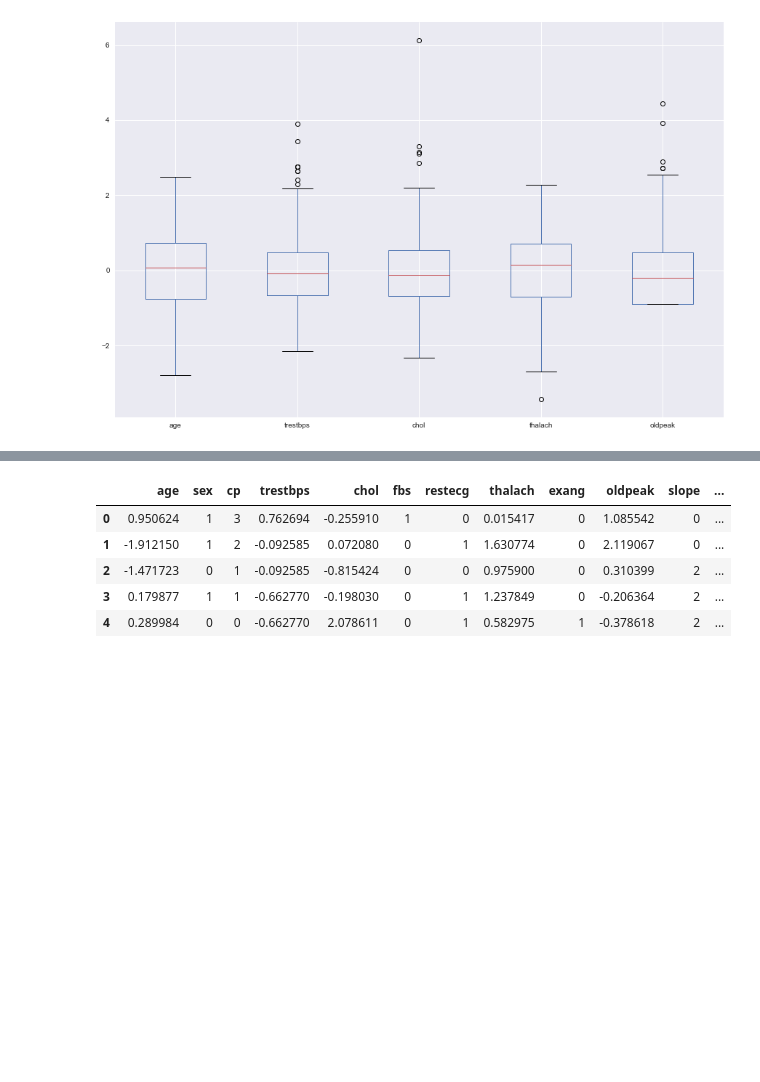
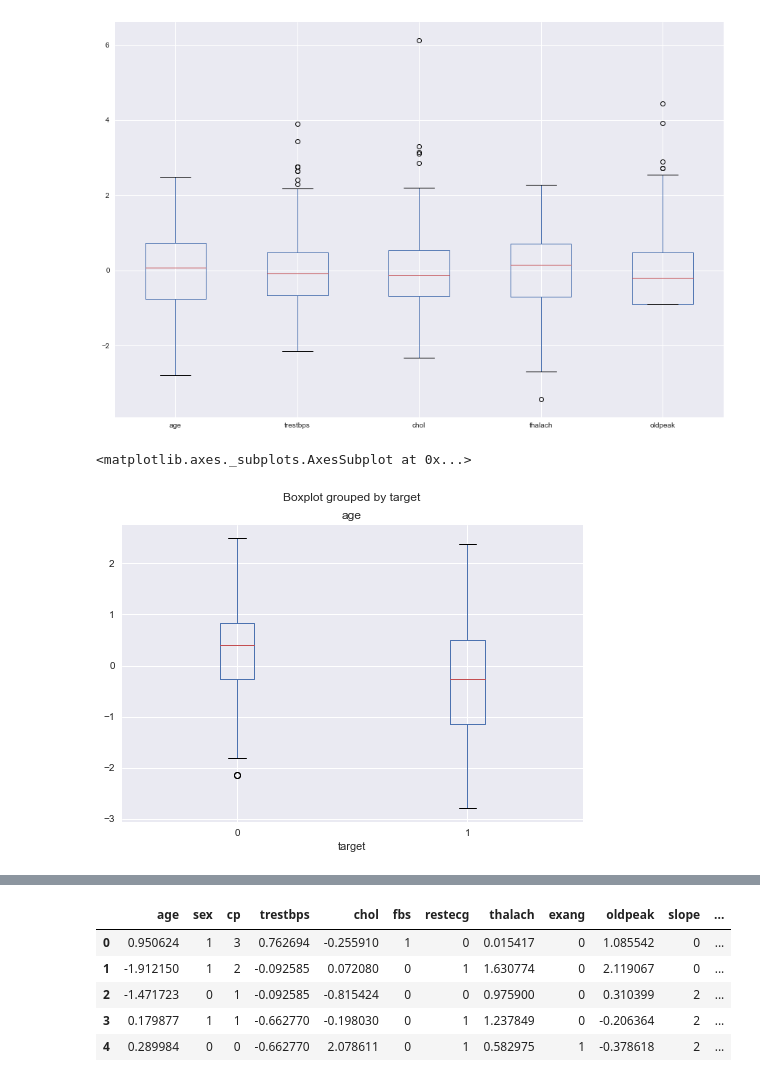
Before and after one commit to wincenzo/regressor, a Jupyter notebook: Regression_Class.ipynb, the cells around one changed output, grey strips where cells are left out. Saved outputs shown, nothing was run; the diff lists cells and outputs as text; code cells hidden in the pictures; blank space fills up the shorter version.

```diff
--- a/Regression_Class.ipynb
+++ b/Regression_Class.ipynb
@@ -284,3 +285,8 @@ df[ord_columns] = df[ord_columns].transform(lambda x: (x-x.min())/(x.max()-x.min
 ax = df.plot.box(figsize=(15, 10))
 # %% [output]
 [figure]
+# %%
+df.boxplot(column='age', by='target')
+# %% [output]
+<matplotlib.axes._subplots.AxesSubplot at 0x...>
+[figure, added]
```
Also changed, not shown: parts of 14 cells of this notebook.
